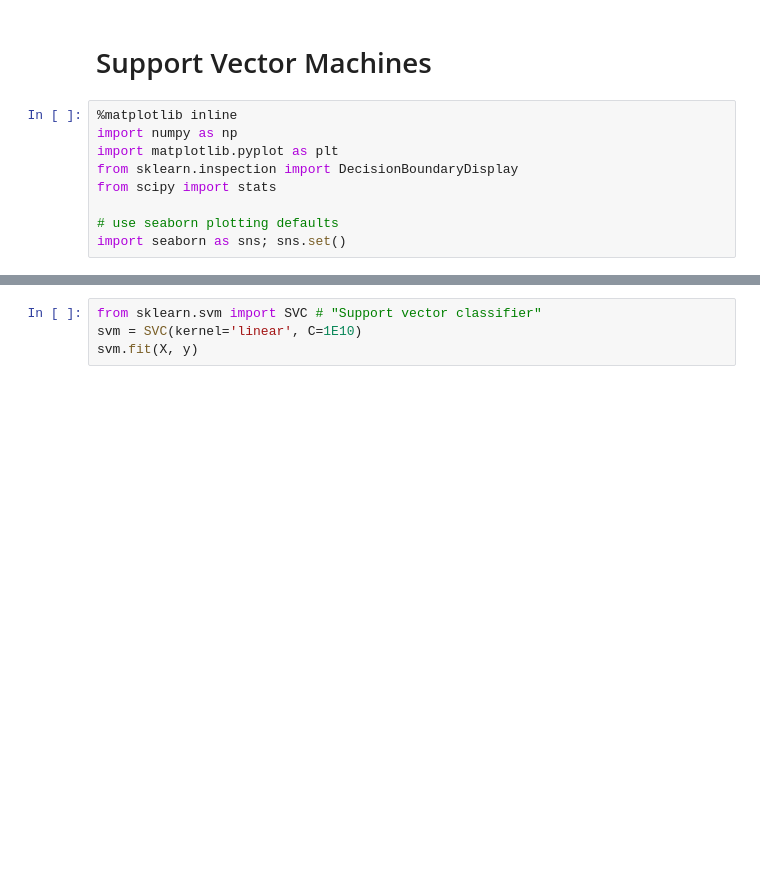
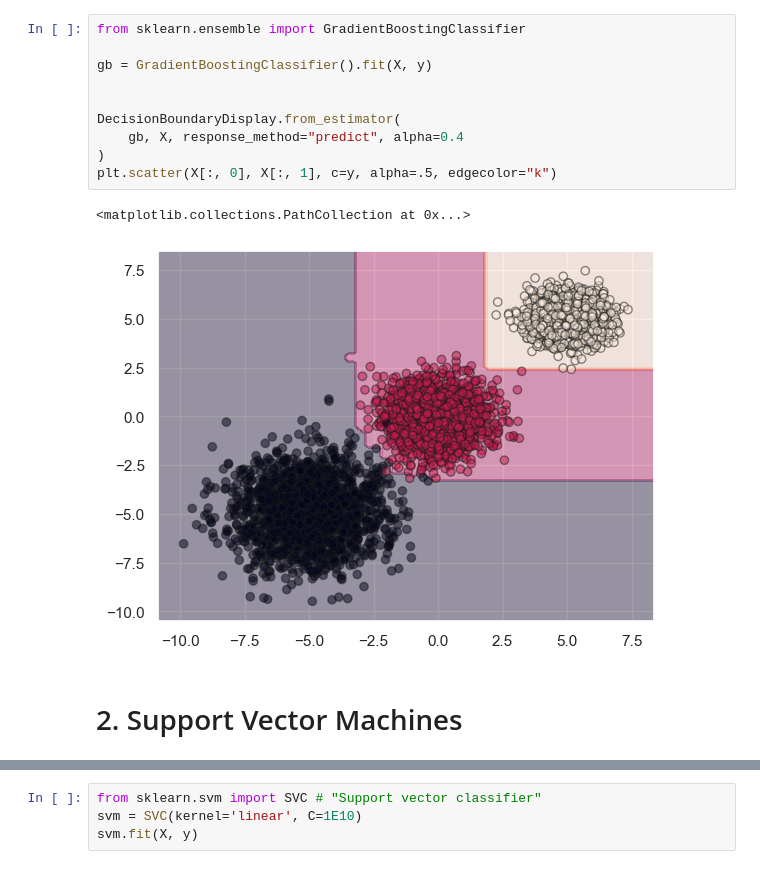
Before and after one commit to hamedQsm/gds, a Jupyter notebook: 6. SVM.ipynb, the cells around one changed output, grey strips where cells are left out. Saved outputs shown, nothing was run; the diff lists cells and outputs as text; blank space fills up the shorter version.

```diff
--- a/6. SVM.ipynb
+++ b/6. SVM.ipynb
@@ -1,12 +29,16 @@
+# %%
+from sklearn.ensemble import GradientBoostingClassifier
+
+gb = GradientBoostingClassifier().fit(X, y)
+
+
+DecisionBoundaryDisplay.from_estimator(
+    gb, X, response_method="predict", alpha=0.4
+)
+plt.scatter(X[:, 0], X[:, 1], c=y, alpha=.5, edgecolor="k")
+# %% [output]
+<matplotlib.collections.PathCollection at 0x...>
+[figure, added]
 # %% [markdown]
-# Support Vector Machines
+# 2. Support Vector Machines
-# %%
-%matplotlib inline
-import numpy as np
-import matplotlib.pyplot as plt
-from sklearn.inspection import DecisionBoundaryDisplay
-from scipy import stats
-
-# use seaborn plotting defaults
-import seaborn as sns; sns.set()
 # %%
```
Also changed, not shown: parts of 7 cells of this notebook.
